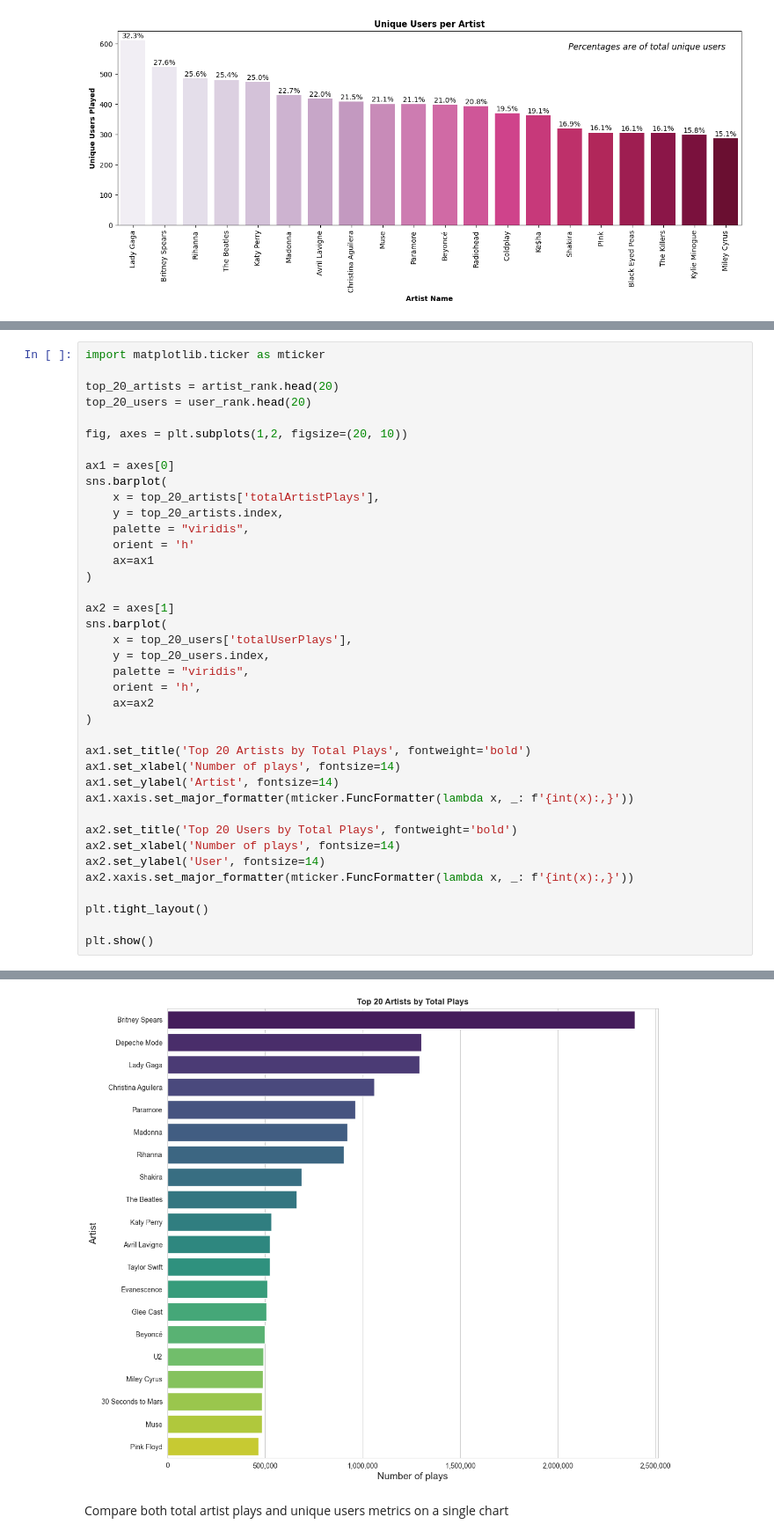
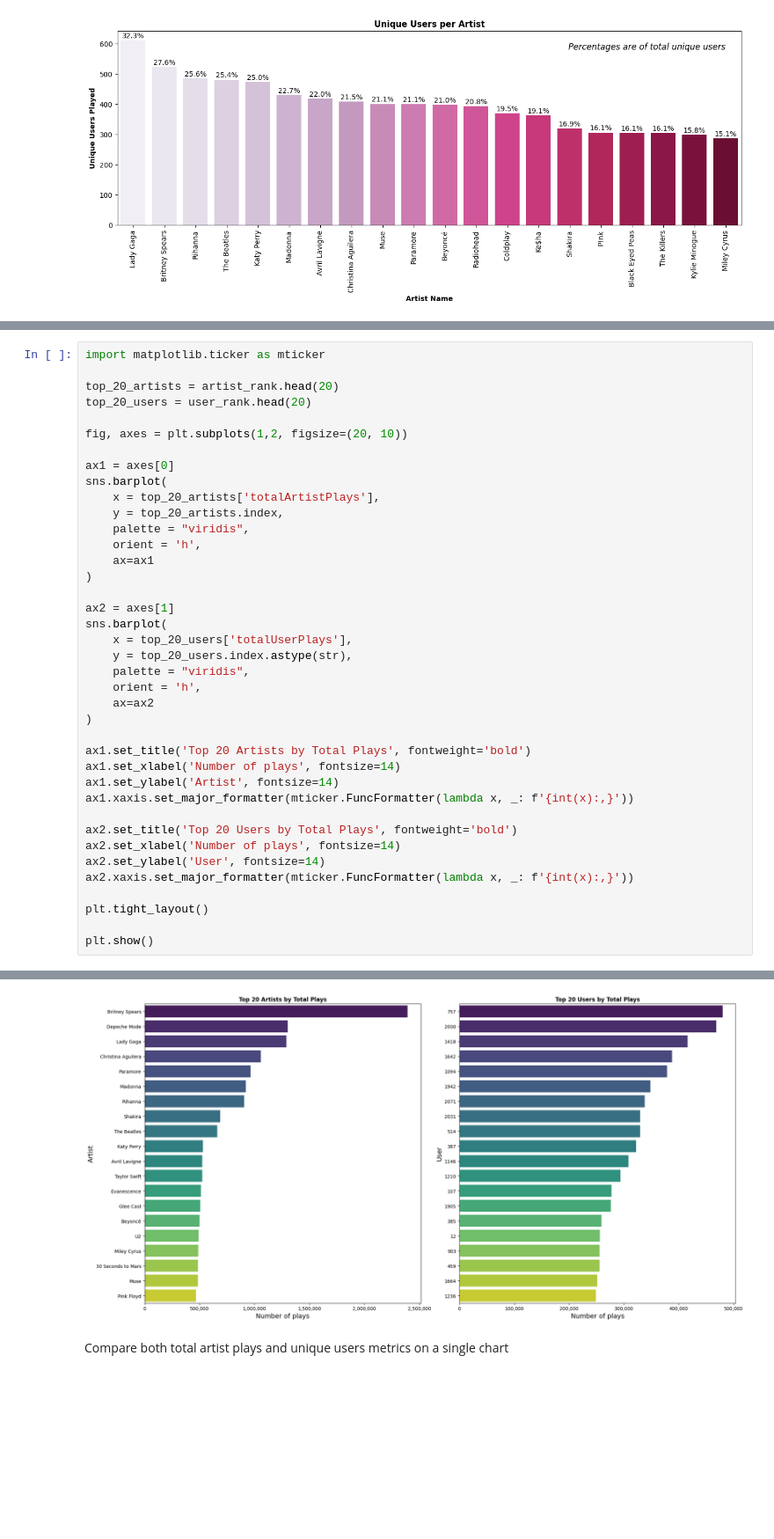
Before and after one commit to Svanzi/Music-Recommender-System, a Jupyter notebook: Collaborative_Recommender_System.ipynb, the cells around one changed output, grey strips where cells are left out. Shown at 88% size. Drawn from its saved outputs; the diff is of its cells as text; blank space fills up the shorter version.

```diff
--- a/Collaborative_Recommender_System.ipynb
+++ b/Collaborative_Recommender_System.ipynb
@@ -351,14 +368,14 @@ sns.barplot(
     x = top_20_artists['totalArtistPlays'],
     y = top_20_artists.index,
     palette = "viridis",
-    orient = 'h'
+    orient = 'h',
     ax=ax1
 )
 
 ax2 = axes[1]
 sns.barplot(
     x = top_20_users['totalUserPlays'],
-    y = top_20_users.index,
+    y = top_20_users.index.astype(str),
     palette = "viridis",
     orient = 'h',
     ax=ax2
@@ -384,4 +405,4 @@ Passing `palette` without assigning `hue` is deprecated and will be removed in v
-[figure, old version]
+[figure, new version]
 # %% [markdown]
 Compare both total artist plays and unique users metrics on a single chart
 # %%
```
Also changed, not shown: parts of 6 cells of this notebook.
